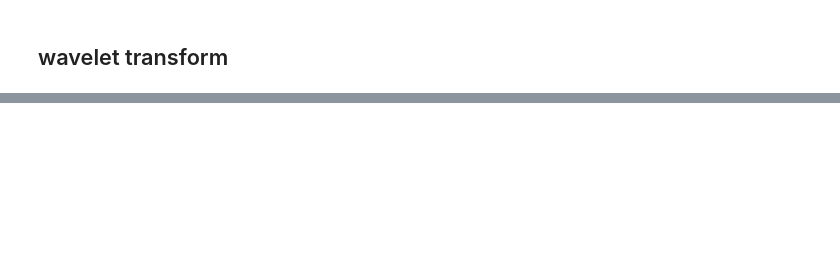
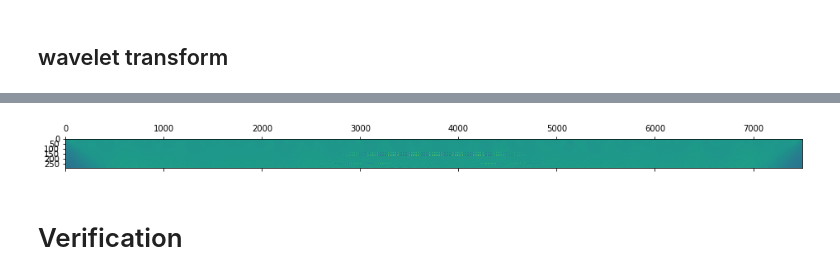
Before and after one commit to blue-monkey0/SideProject, a Jupyter notebook: Arc-Fault/wavelet_transform.ipynb, the cells around one changed output, grey strips where cells are left out. Saved outputs shown, nothing was run; the diff lists cells and outputs as text; code cells hidden in the pictures; blank space fills up the shorter version.

```diff
--- a/Arc-Fault/wavelet_transform.ipynb
+++ b/Arc-Fault/wavelet_transform.ipynb
@@ -114,7 +129,13 @@ len(sig)
 # %%
 import pywt
 import numpy as np
 import matplotlib.pyplot as plt
-coef, freqs=pywt.cwt(sig[:1000000], np.arange(1, 500),'mexh')
+
+scales = np.arange(1, 300)
+coef, freqs=pywt.cwt(sig[79500:87000], scales,'gaus1')
 plt.matshow(coef) # doctest: +SKIP
 plt.show()
+# %% [output]
+[figure, added]
+# %% [markdown]
+# Verification
```
Also changed, not shown: parts of 23 cells of this notebook, 1 other file.
